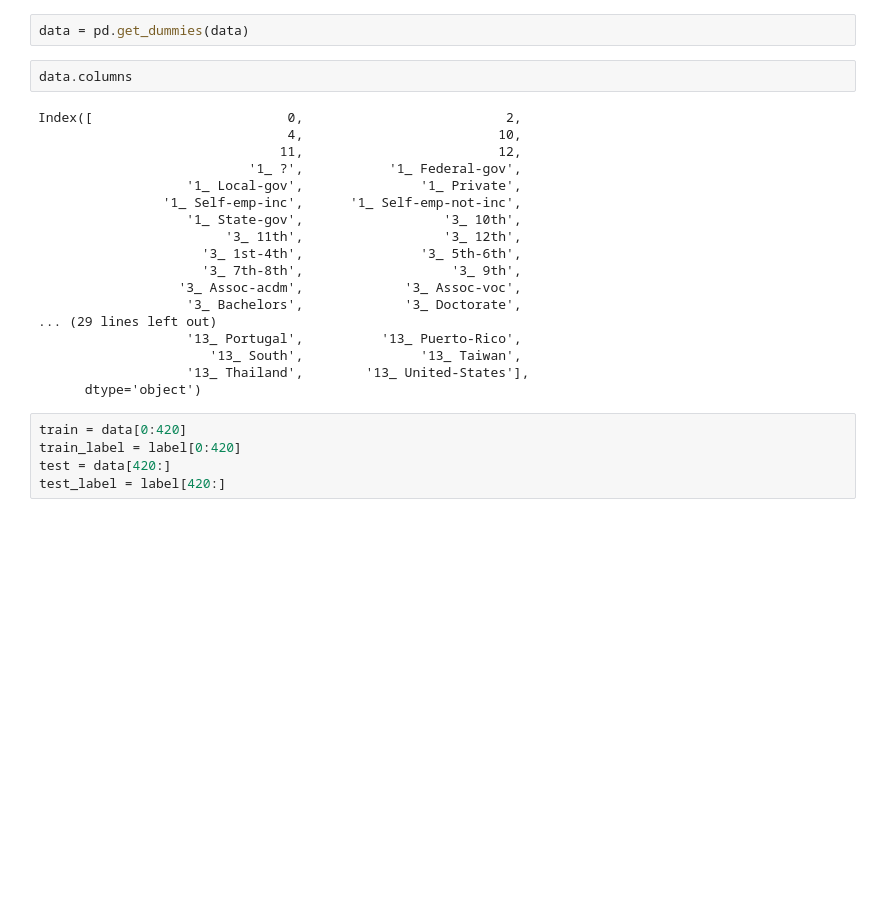
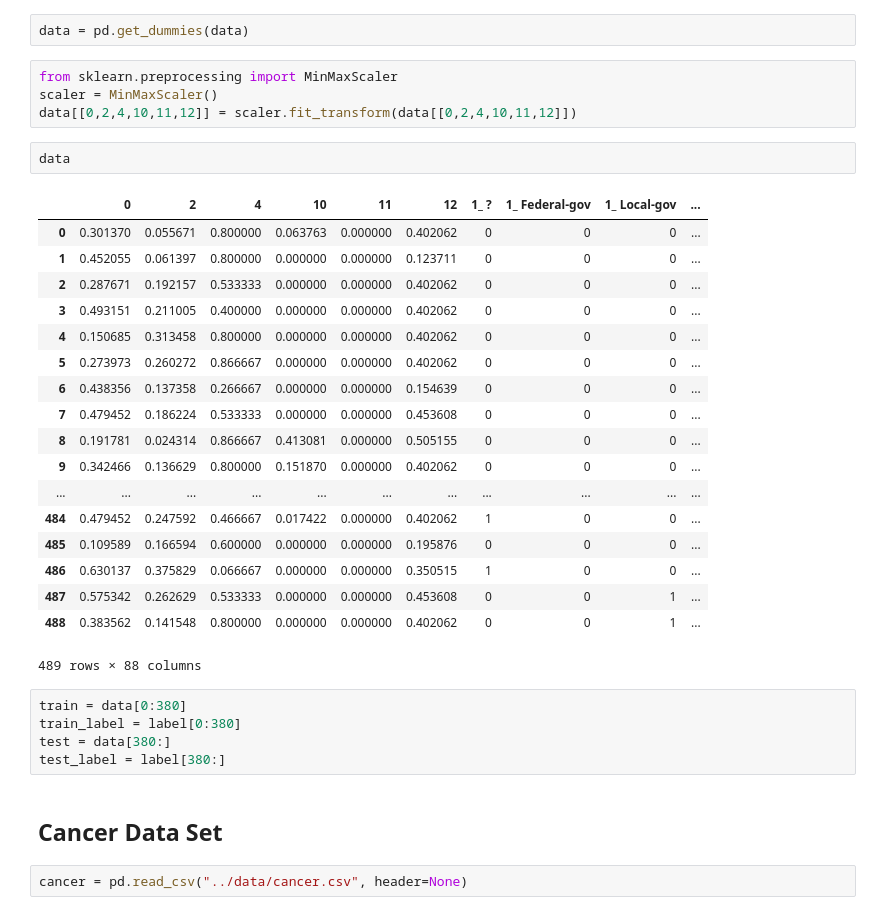
Before and after one commit to Akirara/GraduationDesign, a Jupyter notebook: code/compare.ipynb, the cells around one changed output. Saved outputs shown, nothing was run; the diff lists cells and outputs as text; blank space fills up the shorter version.

```diff
--- a/code/compare.ipynb
+++ b/code/compare.ipynb
@@ -31,28 +33,37 @@ data = adult.drop([14, 'label'], axis=1)
 label = adult['label']
 # %%
 data = pd.get_dummies(data)
+# %%
+from sklearn.preprocessing import MinMaxScaler
+scaler = MinMaxScaler()
+data[[0,2,4,10,11,12]] = scaler.fit_transform(data[[0,2,4,10,11,12]])
 # %%
-data.columns
+data
 # %% [output]
+|  | 0 | 2 | 4 | 10 | 11 | 12 | 1_ ? | 1_ Federal-gov | 1_ Local-gov | ... |
+| 0 | 0.301370 | 0.055671 | 0.800000 | 0.063763 | 0.000000 | 0.402062 | 0 | 0 | 0 | ... |
+| 1 | 0.452055 | 0.061397 | 0.800000 | 0.000000 | 0.000000 | 0.123711 | 0 | 0 | 0 | ... |
+| 2 | 0.287671 | 0.192157 | 0.533333 | 0.000000 | 0.000000 | 0.402062 | 0 | 0 | 0 | ... |
+| 3 | 0.493151 | 0.211005 | 0.400000 | 0.000000 | 0.000000 | 0.402062 | 0 | 0 | 0 | ... |
+| 4 | 0.150685 | 0.313458 | 0.800000 | 0.000000 | 0.000000 | 0.402062 | 0 | 0 | 0 | ... |
+| 5 | 0.273973 | 0.260272 | 0.866667 | 0.000000 | 0.000000 | 0.402062 | 0 | 0 | 0 | ... |
+| 6 | 0.438356 | 0.137358 | 0.266667 | 0.000000 | 0.000000 | 0.154639 | 0 | 0 | 0 | ... |
+| 7 | 0.479452 | 0.186224 | 0.533333 | 0.000000 | 0.000000 | 0.453608 | 0 | 0 | 0 | ... |
+| 8 | 0.191781 | 0.024314 | 0.866667 | 0.413081 | 0.000000 | 0.505155 | 0 | 0 | 0 | ... |
+| 9 | 0.342466 | 0.136629 | 0.800000 | 0.151870 | 0.000000 | 0.402062 | 0 | 0 | 0 | ... |
+| ... | ... | ... | ... | ... | ... | ... | ... | ... | ... | ... |
+| 484 | 0.479452 | 0.247592 | 0.466667 | 0.017422 | 0.000000 | 0.402062 | 1 | 0 | 0 | ... |
+| 485 | 0.109589 | 0.166594 | 0.600000 | 0.000000 | 0.000000 | 0.195876 | 0 | 0 | 0 | ... |
+| 486 | 0.630137 | 0.375829 | 0.066667 | 0.000000 | 0.000000 | 0.350515 | 1 | 0 | 0 | ... |
+| 487 | 0.575342 | 0.262629 | 0.533333 | 0.000000 | 0.000000 | 0.453608 | 0 | 0 | 1 | ... |
+| 488 | 0.383562 | 0.141548 | 0.800000 | 0.000000 | 0.000000 | 0.402062 | 0 | 0 | 1 | ... |
-Index([                         0,                          2,
-                                4,                         10,
-                               11,                         12,
-                           '1_ ?',           '1_ Federal-gov',
-                   '1_ Local-gov',               '1_ Private',
-                '1_ Self-emp-inc',      '1_ Self-emp-not-inc',
-                   '1_ State-gov',                  '3_ 10th',
-                        '3_ 11th',                  '3_ 12th',
-                     '3_ 1st-4th',               '3_ 5th-6th',
-                     '3_ 7th-8th',                   '3_ 9th',
-                  '3_ Assoc-acdm',             '3_ Assoc-voc',
-                   '3_ Bachelors',             '3_ Doctorate',
-... (29 lines left out)
-                   '13_ Portugal',          '13_ Puerto-Rico',
-                      '13_ South',               '13_ Taiwan',
-                   '13_ Thailand',        '13_ United-States'],
-      dtype='object')
+489 rows × 88 columns
 # %%
-train = data[0:420]
-train_label = label[0:420]
-test = data[420:]
-test_label = label[420:]
+train = data[0:380]
+train_label = label[0:380]
+test = data[380:]
+test_label = label[380:]
+# %% [markdown]
+## Cancer Data Set
+# %%
+cancer = pd.read_csv("../data/cancer.csv", header=None)
```
Also changed, not shown: parts of 16 cells of this notebook, 2 other files.
